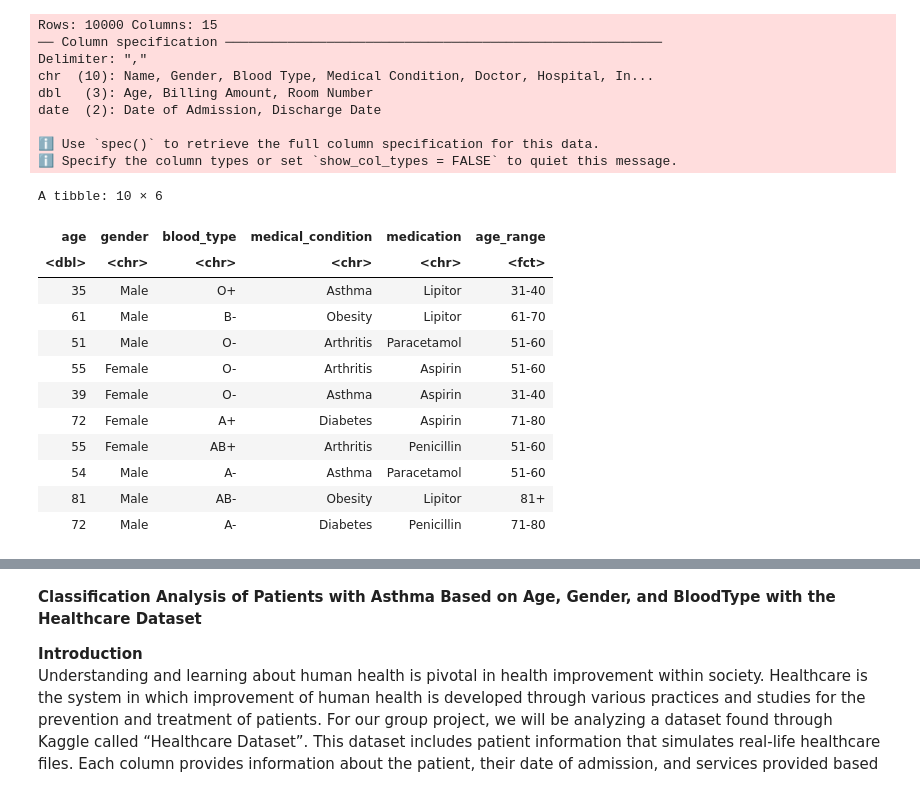
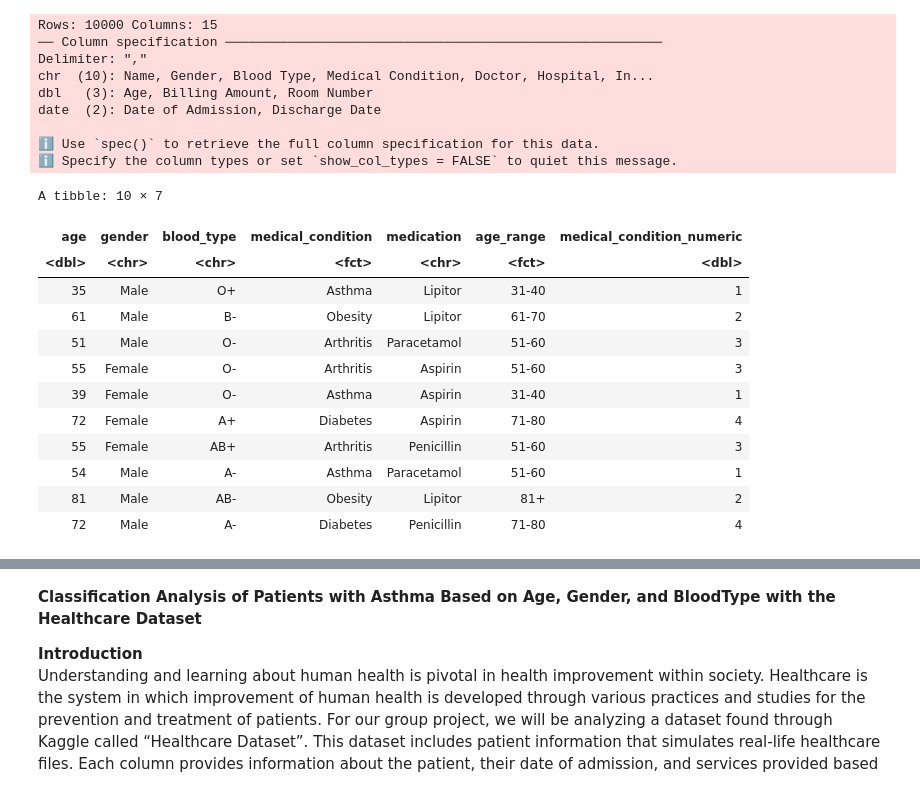
Before and after one commit to An-Dao/dsci_project, a Jupyter notebook: project_proposal.ipynb, the cells around one changed output, grey strips where cells are left out. Drawn from its saved outputs; the diff is of its cells as text; code cells hidden in the pictures.

```diff
--- a/project_proposal.ipynb
+++ b/project_proposal.ipynb
@@ -21,42 +6,49 @@ library(janitor)
 # %%
 download.file("https://raw.githubusercontent.com/An-Dao/dsci_project/main/data/healthcare_dataset%202.csv","data/healthcare_data_read.csv")
 health_data <- read_csv("data/healthcare_data_read.csv")
 
 # Define age ranges
 age_ranges <- c(0, 20, 30, 40, 50, 60, 70, 80, Inf)
 age_labels <- c("0-20", "21-30", "31-40", "41-50", "51-60", "61-70", "71-80", "81+")
+condition_levels <- c("Asthma", "Obesity","Arthritis","Diabetes","Cancer","Hypertension")
+cond <- c(1,2,3,4,5,6)
 
-compress_health_data <- health_data |>
-    clean_names() |>
-    filter(test_results == "Normal")|>
-    select(-c(date_of_admission:discharge_date,name,test_results))|>
-    mutate(age_range = cut(age, breaks = age_ranges, labels = age_labels, include.lowest = TRUE))
+compress_health_data <- health_data %>%
+  clean_names() %>%
+  filter(test_results == "Normal") %>%
+  select(-c(date_of_admission:discharge_date, name, test_results)) %>%
+  mutate(
+    age_range = cut(age, breaks = age_ranges, labels = age_labels, include.lowest = TRUE),
+    medical_condition = factor(medical_condition, levels = condition_levels),
+    medical_condition_numeric = as.numeric(medical_condition)
+  )
+
 
 compress_health_data |> head(10)
 write.csv(compress_health_data, "data/medical_condition_data.csv")
 # %% [output]
 Rows: 10000 Columns: 15
 ── Column specification ────────────────────────────────────────────────────────
 Delimiter: ","
 chr  (10): Name, Gender, Blood Type, Medical Condition, Doctor, Hospital, In...
 dbl   (3): Age, Billing Amount, Room Number
 date  (2): Date of Admission, Discharge Date
 
 ℹ Use `spec()` to retrieve the full column specification for this data.
 ℹ Specify the column types or set `show_col_types = FALSE` to quiet this message.
-A tibble: 10 × 6
+A tibble: 10 × 7
-| age | gender | blood_type | medical_condition | medication | age_range |
-| <dbl> | <chr> | <chr> | <chr> | <chr> | <fct> |
-| 35 | Male | O+ | Asthma | Lipitor | 31-40 |
-| 61 | Male | B- | Obesity | Lipitor | 61-70 |
-| 51 | Male | O- | Arthritis | Paracetamol | 51-60 |
-| 55 | Female | O- | Arthritis | Aspirin | 51-60 |
-| 39 | Female | O- | Asthma | Aspirin | 31-40 |
-| 72 | Female | A+ | Diabetes | Aspirin | 71-80 |
-| 55 | Female | AB+ | Arthritis | Penicillin | 51-60 |
-| 54 | Male | A- | Asthma | Paracetamol | 51-60 |
-| 81 | Male | AB- | Obesity | Lipitor | 81+ |
-| 72 | Male | A- | Diabetes | Penicillin | 71-80 |
+| age | gender | blood_type | medical_condition | medication | age_range | medical_condition_numeric |
+| <dbl> | <chr> | <chr> | <fct> | <chr> | <fct> | <dbl> |
+| 35 | Male | O+ | Asthma | Lipitor | 31-40 | 1 |
+| 61 | Male | B- | Obesity | Lipitor | 61-70 | 2 |
+| 51 | Male | O- | Arthritis | Paracetamol | 51-60 | 3 |
+| 55 | Female | O- | Arthritis | Aspirin | 51-60 | 3 |
+| 39 | Female | O- | Asthma | Aspirin | 31-40 | 1 |
+| 72 | Female | A+ | Diabetes | Aspirin | 71-80 | 4 |
+| 55 | Female | AB+ | Arthritis | Penicillin | 51-60 | 3 |
+| 54 | Male | A- | Asthma | Paracetamol | 51-60 | 1 |
+| 81 | Male | AB- | Obesity | Lipitor | 81+ | 2 |
+| 72 | Male | A- | Diabetes | Penicillin | 71-80 | 4 |
 # %%
 set.seed(2000)
 
```
Also changed, not shown: parts of 3 cells of this notebook, 1 other file.
